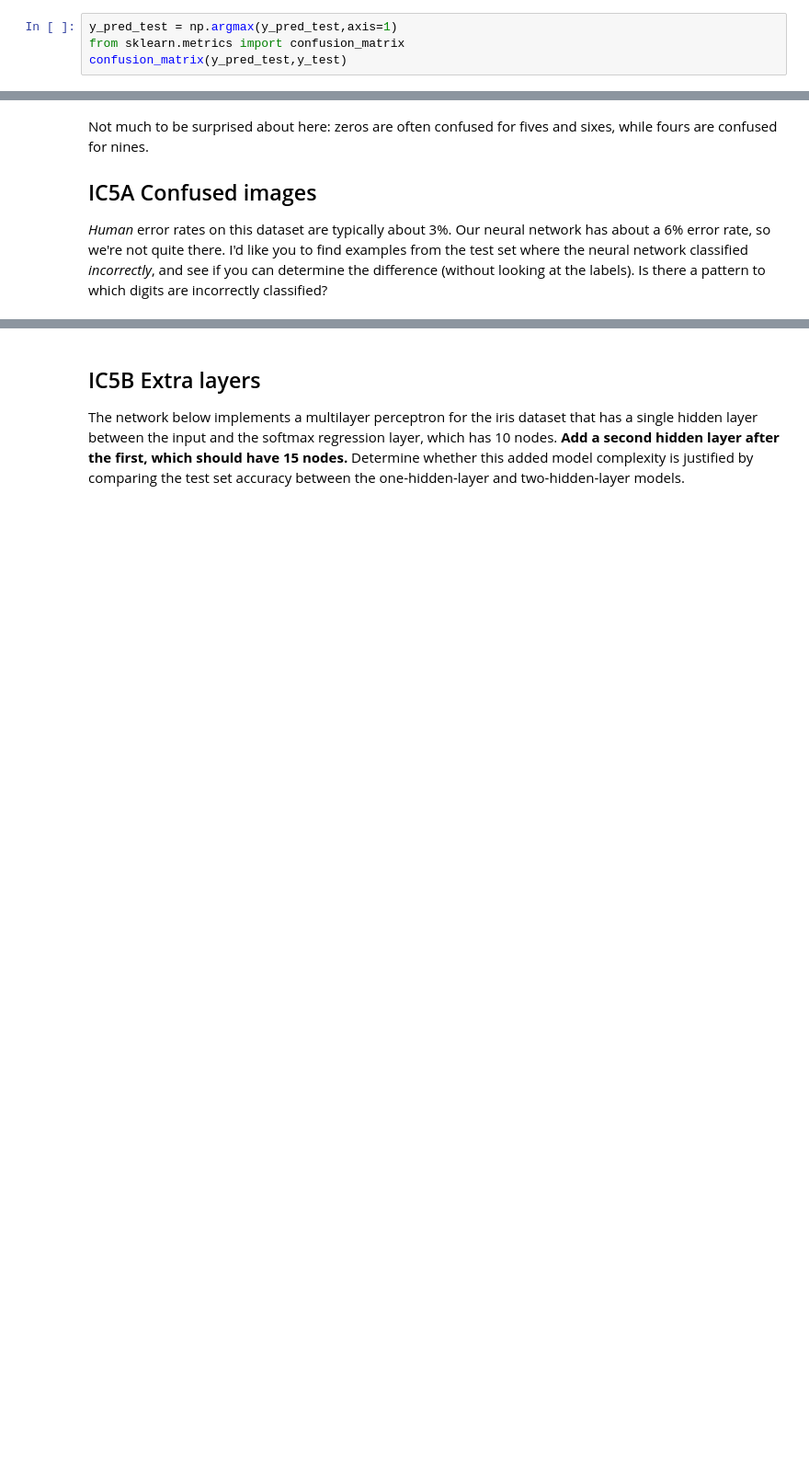
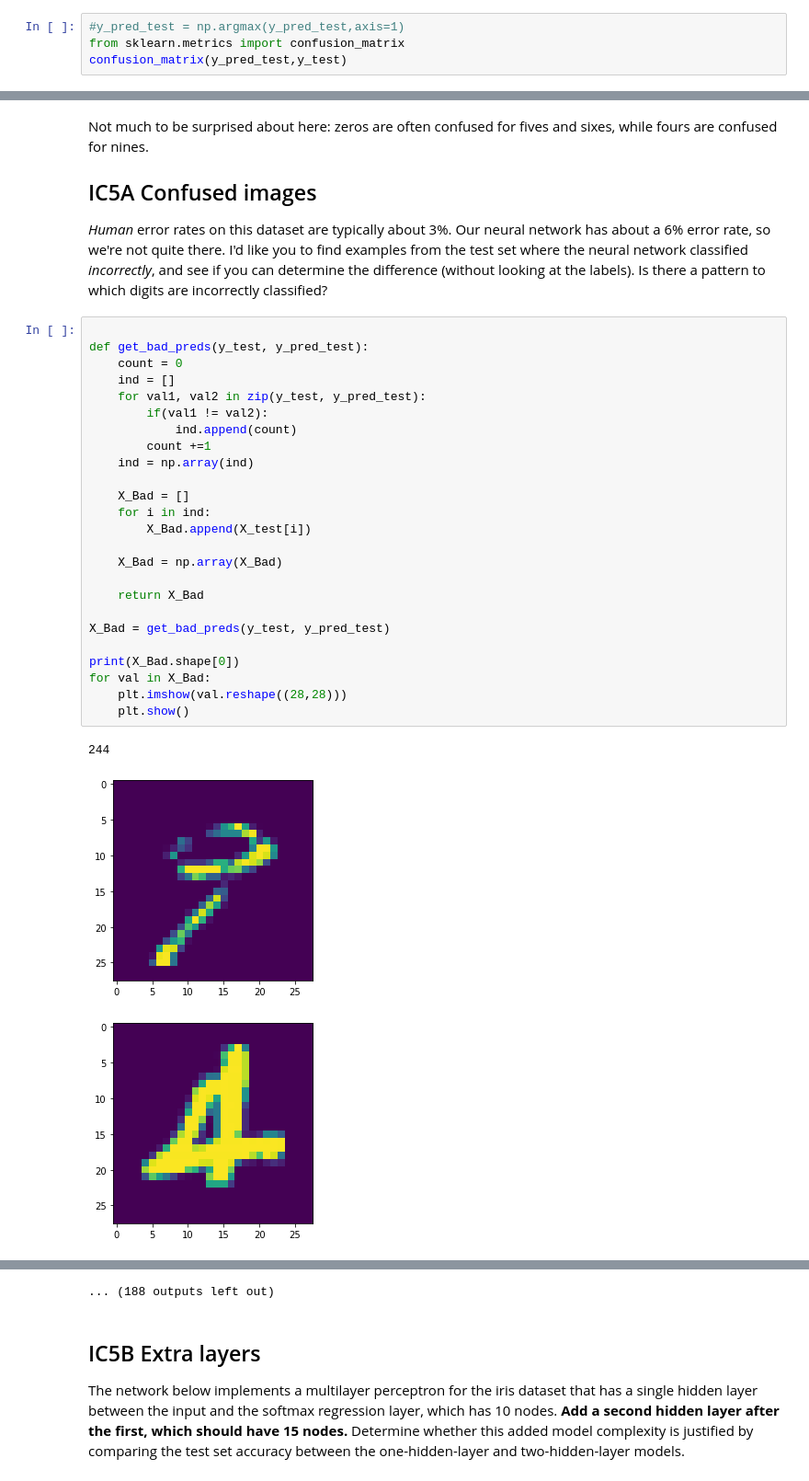
Before and after one commit to addiboyer24/05_multilayer_perceptron, a Jupyter notebook: 05_multilayer_perceptron.ipynb, the cells around one changed output, grey strips where cells are left out. Shown at 92% size. Cells and saved outputs as stored; diff of their text form; blank space fills up the shorter version.

```diff
--- a/05_multilayer_perceptron.ipynb
+++ b/05_multilayer_perceptron.ipynb
@@ -492,6 +614,6 @@ for _,ax in enumerate(axx):
 # %% [markdown]
 These weights are certainly less interpretable!  Rather than making a fuzzy looking zero and asking whether our input looks like that, now the network is saying something more like "you see that group of pixels in the upper right hand corner? those are helpful pixels for making a prediction, so we'll see if the input image has any intensity there.  And then we'll look for that funny blob of pixels in the middle.  If the input image has the first but not the second, then it's probably a zero.  If it's got both, it's probably an eight".  And so on.  Speaking of which, it's interesting to look at a confusion matrix for this problem.
 # %%
-y_pred_test = np.argmax(y_pred_test,axis=1)
+#y_pred_test = np.argmax(y_pred_test,axis=1)
 from sklearn.metrics import confusion_matrix
 confusion_matrix(y_pred_test,y_test)
@@ -500,3 +633,32 @@ Not much to be surprised about here: zeros are often confused for fives and sixe
 
 ## IC5A Confused images
 *Human* error rates on this dataset are typically about 3%.  Our neural network has about a 6% error rate, so we're not quite there.  I'd like you to find examples from the test set where the neural network classified *incorrectly*, and see if you can determine the difference (without looking at the labels).  Is there a pattern to which digits are incorrectly classified?
+# %%
+
+def get_bad_preds(y_test, y_pred_test):
+    count = 0
+    ind = []
+    for val1, val2 in zip(y_test, y_pred_test):
+        if(val1 != val2):
+            ind.append(count)
+        count +=1
+    ind = np.array(ind)
+
+    X_Bad = []
+    for i in ind:
+        X_Bad.append(X_test[i])
+
+    X_Bad = np.array(X_Bad)
+
+    return X_Bad
+
+X_Bad = get_bad_preds(y_test, y_pred_test)
+
+print(X_Bad.shape[0])
+for val in X_Bad:
+    plt.imshow(val.reshape((28,28)))
+    plt.show()
+# %% [output]
+244
+[figure, added]
+[figure, added]
@@ -503,3 +674,4 @@ Not much to be surprised about here: zeros are often confused for fives and sixe
+... (188 outputs left out)
 # %% [markdown]
 ## IC5B Extra layers
 The network below implements a multilayer perceptron for the iris dataset that has a single hidden layer between the input and the softmax regression layer, which has 10 nodes.  **Add a second hidden layer after the first, which should have 15 nodes.**  Determine whether this added model complexity is justified by comparing the test set accuracy between the one-hidden-layer and two-hidden-layer models.
```
Also changed, not shown: parts of 22 cells of this notebook.
